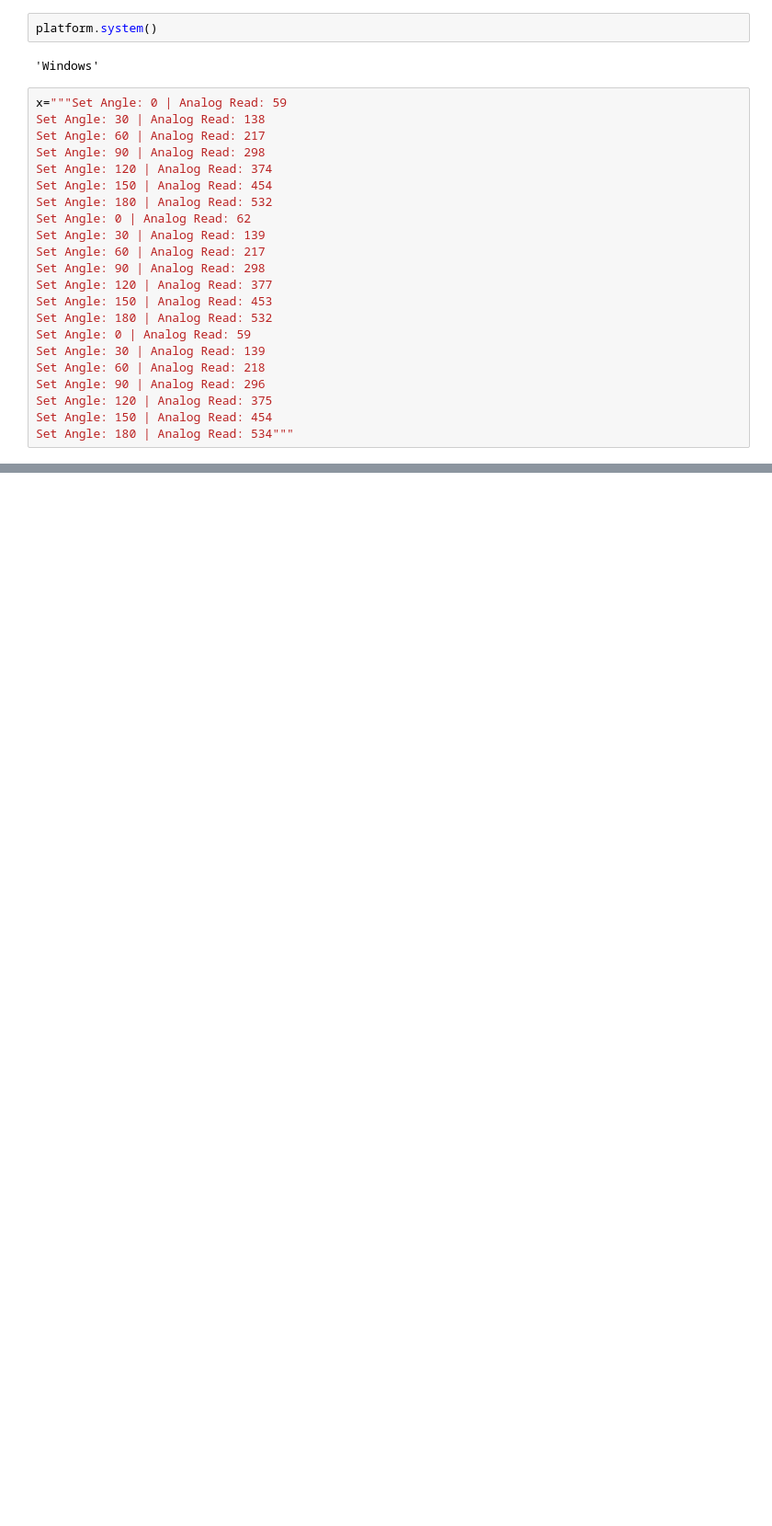
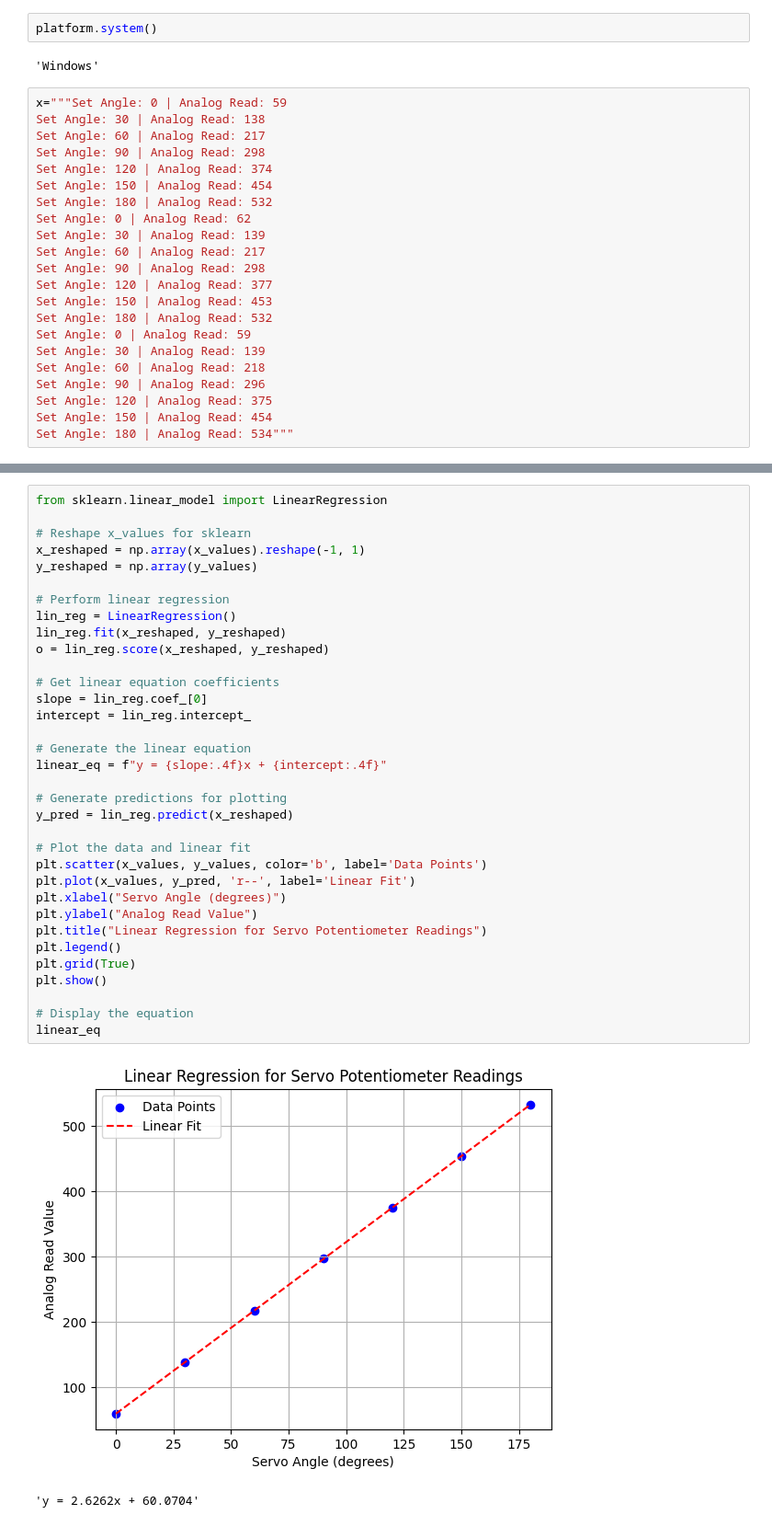
Before and after one commit to GemsLoveNLP/ArduinoSerial, a Jupyter notebook: test_file/_.ipynb, the cells around one changed output, grey strips where cells are left out. Shown at 92% size. Drawn from its saved outputs; the diff is of its cells as text; blank space fills up the shorter version.

```diff
--- a/test_file/_.ipynb
+++ b/test_file/_.ipynb
@@ -59,0 +102,37 @@ l2
+# %%
+from sklearn.linear_model import LinearRegression
+
+# Reshape x_values for sklearn
+x_reshaped = np.array(x_values).reshape(-1, 1)
+y_reshaped = np.array(y_values)
+
+# Perform linear regression
+lin_reg = LinearRegression()
+lin_reg.fit(x_reshaped, y_reshaped)
+o = lin_reg.score(x_reshaped, y_reshaped)
+
+# Get linear equation coefficients
+slope = lin_reg.coef_[0]
+intercept = lin_reg.intercept_
+
+# Generate the linear equation
+linear_eq = f"y = {slope:.4f}x + {intercept:.4f}"
+
+# Generate predictions for plotting
+y_pred = lin_reg.predict(x_reshaped)
+
+# Plot the data and linear fit
+plt.scatter(x_values, y_values, color='b', label='Data Points')
+plt.plot(x_values, y_pred, 'r--', label='Linear Fit')
+plt.xlabel("Servo Angle (degrees)")
+plt.ylabel("Analog Read Value")
+plt.title("Linear Regression for Servo Potentiometer Readings")
+plt.legend()
+plt.grid(True)
+plt.show()
+
+# Display the equation
+linear_eq
+# %% [output]
+[figure, added]
+'y = 2.6262x + 60.0704'
```
Also changed, not shown: parts of 24 cells of this notebook, 1 other file.
